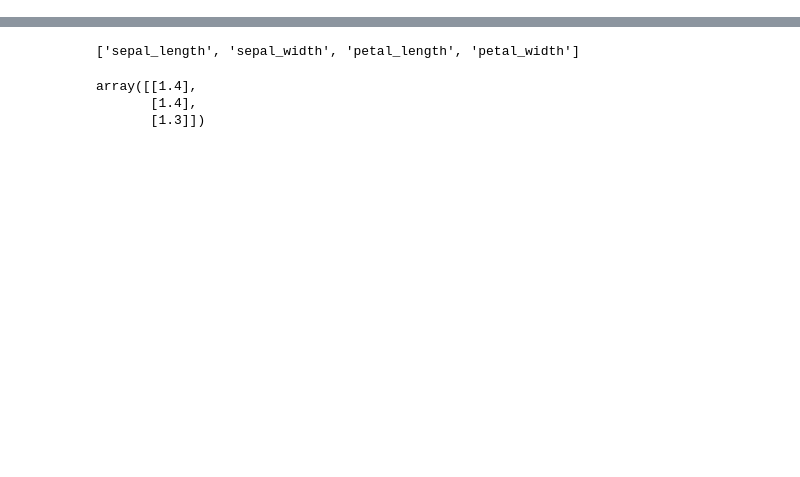
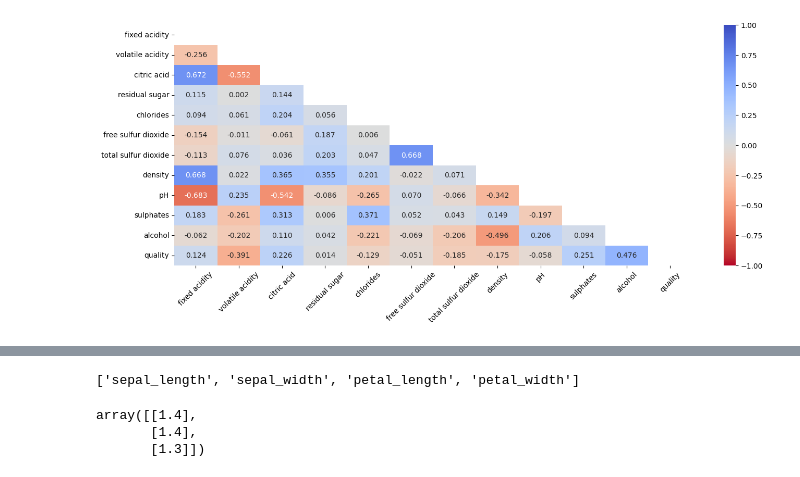
Before and after one commit to hzj04473/ai_x, a Jupyter notebook: source/10_MachineLearning/04_머신러닝모형최적화.ipynb, the cells around one changed output, grey strips where cells are left out. Saved outputs shown, nothing was run; the diff lists cells and outputs as text; code cells hidden in the pictures; blank space fills up the shorter version.

```diff
--- a/source/10_MachineLearning/04_머신러닝모형최적화.ipynb
+++ b/source/10_MachineLearning/04_머신러닝모형최적화.ipynb
@@ -272,0 +83,5 @@ X.shape, y.shape, type(X), type(y)
+# %%
+import pandas as pd
+#redwine = pd.read_csv('data/winequality-red.csv', delimiter=';')
+redwine = pd.read_csv('data/winequality-red.csv', sep=';')
+redwine.sample()
@@ -272,0 +125,9 @@ X.shape, y.shape, type(X), type(y)
+# %%
+plt.figure(figsize=(16,6))
+mask = np.triu(np.ones_like(corr, dtype=bool))
+sns.heatmap(corr, annot=True, fmt='.3f', vmin=-1, vmax=1, cmap='coolwarm_r',
+           mask=mask)
+plt.xticks(rotation=45)
+plt.show()
+# %% [output]
+[figure, added]
```
Also changed, not shown: parts of 120 cells of this notebook, 12 other files.
